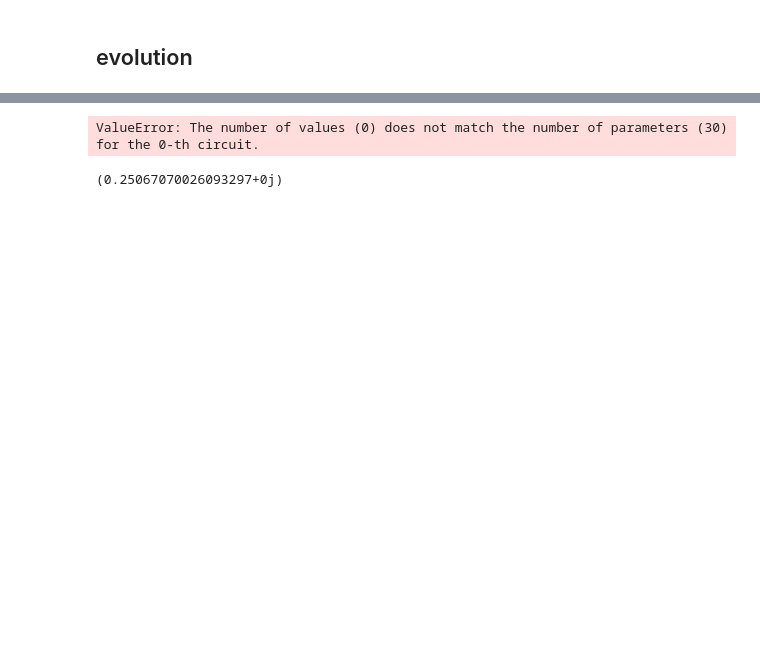
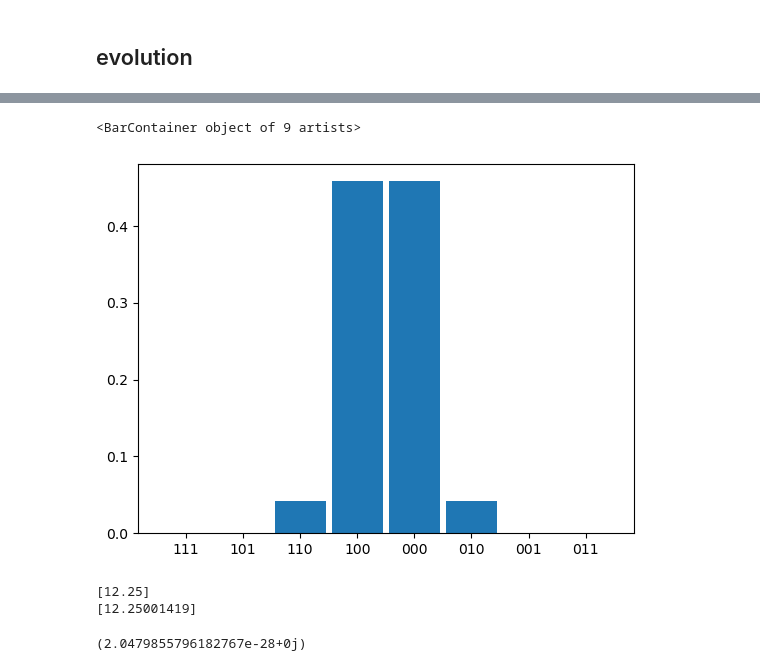
Before and after one commit to burakvarol123/Matrix-Models-with-Quantum-Computing, a Jupyter notebook: varqite.ipynb, the cells around one changed output, grey strips where cells are left out. Saved outputs shown, nothing was run; the diff lists cells and outputs as text; code cells hidden in the pictures; blank space fills up the shorter version.

```diff
--- a/varqite.ipynb
+++ b/varqite.ipynb
@@ -68,15 +54,34 @@ evolved_state = evolution_result.evolved_state
+# %%
+evolved_state = evolution_result.evolved_state
+varqite_result = Statevector(evolved_state).probabilities_dict([0,1,2])
+scipy_result = Statevector(sol.evolved_state).probabilities_dict([0,1,2])
+
+x=["111","101","110","100","000","010","001","011","001"]
+y=[]
+for i in range(len(x)):
+    y.append(varqite_result[x[i]])
+
+#plot_histogram(scipy_result,figsize= (12,3),sort='asc',bar_labels=False)
+plt.bar(x, y, width=0.9)
+#plot_histogram(varqite_result,figsize= (12,3),sort='asc',bar_labels=False)
+# %% [output]
+<BarContainer object of 9 artists>
+[figure, added]
 # %%
-binded = an.ansatz_review_exact(6,4).bind_parameters(param)
+param = evolution_result.parameter_values[int(time*100)][:]
+binded = an.ansatz_review_exact(qubits*2,depth).bind_parameters(param)
 state = Statevector(binded)
 estimator = Estimator()
-op = hm.create_Hamilton_2(2)
-expectation_value = estimator.run(ansatz, op).result().values
-
+op = Operator(np.kron(hm.Ham(3,1,2),hm.krId(3)))
+expectation_value = estimator.run(binded, op).result().values
+print(expectation_value)
 # for shot-based simulation:
-expectation_value = estimator.run(state, op, shots=100).result().values
+expectation_value_shot = estimator.run(binded, op, shots=100).result().values
+print(expectation_value_shot)
 # %% [output]
-ValueError: The number of values (0) does not match the number of parameters (30) for the 0-th circuit.
+[12.25]
+[12.25001419]
 # %%
-print(1/((np.trace(np.exp(-4*hm.Ham(2,1,2)))))*np.trace(np.exp(-4*hm.Ham(2,1,2))*hm.Ham(2,1,2)))
+print(1 / (np.trace(np.exp(-1 * hm.Ham(3, 1, 2)+hm.Ham(3,1,3))) * np.trace(np.exp(-1 * hm.Ham(3, 1, 2)+hm.Ham(3,1,3)) * hm.Ham(3, 1, 2))))
 # %% [output]
-(0.25067070026093297+0j)
+(2.0479855796182767e-28+0j)
```
Also changed, not shown: parts of 19 cells of this notebook, 10 other files.
